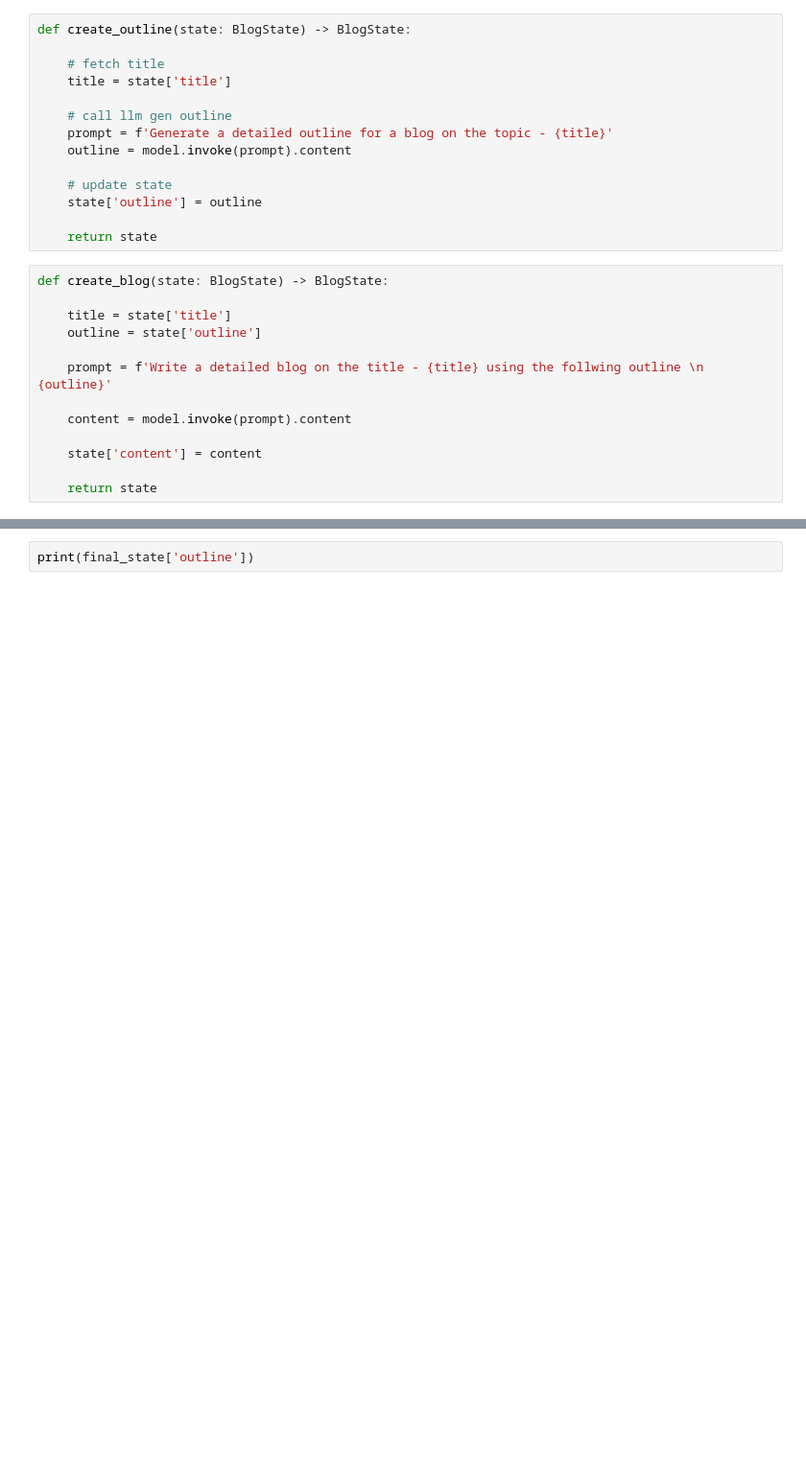
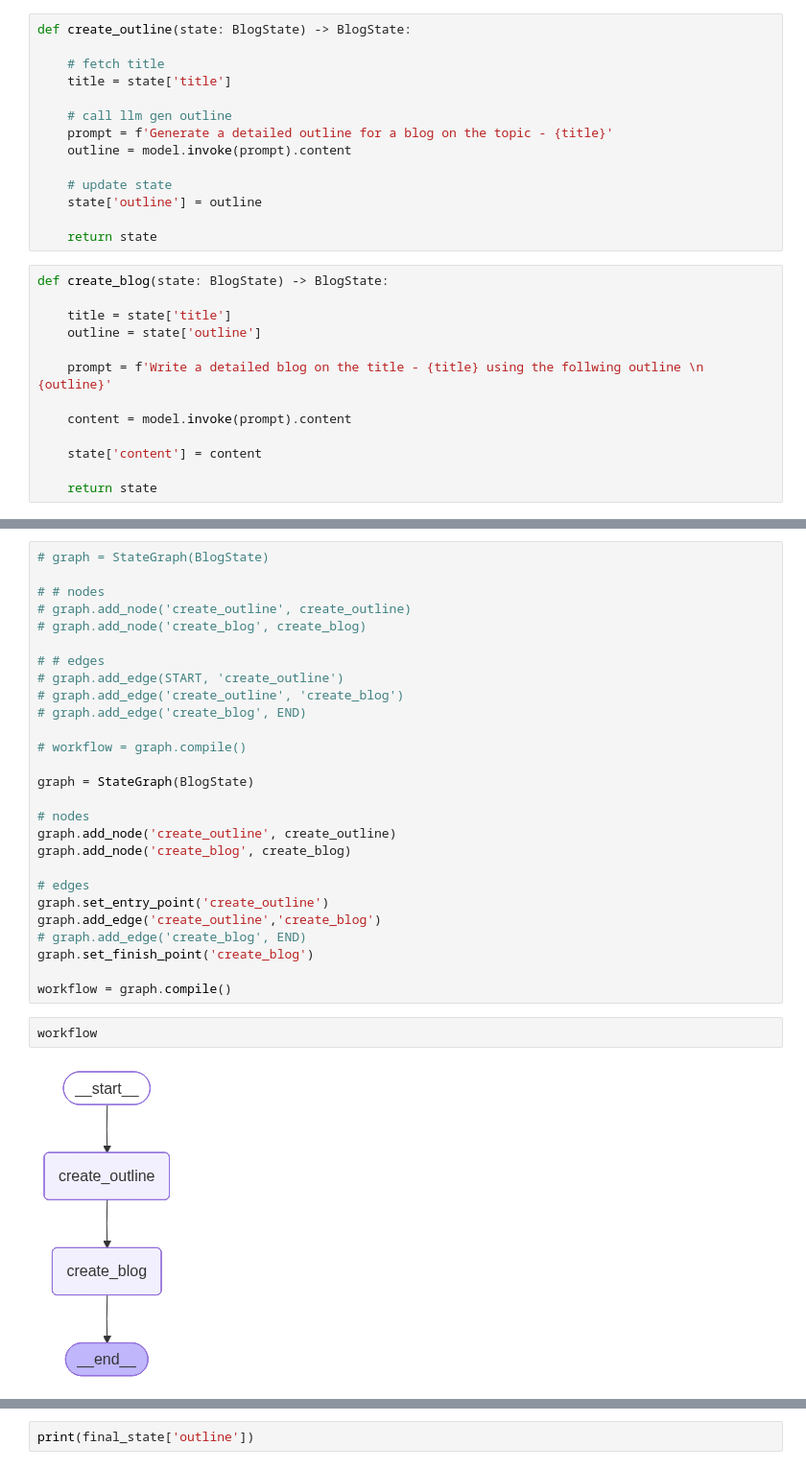
Before and after one commit to nazarcoder123/LangGraph-Study-Material, a Jupyter notebook: 3_sequential.ipynb, the cells around one changed output, grey strips where cells are left out. Shown: that part at 96% size. Saved outputs shown, nothing was run; the diff lists cells and outputs as text; blank space fills up the shorter version.

```diff
--- a/3_sequential.ipynb
+++ b/3_sequential.ipynb
@@ -60,3 +64,34 @@ workflow = graph.compile()
+# %%
+# graph = StateGraph(BlogState)
+
+# # nodes
+# graph.add_node('create_outline', create_outline)
+# graph.add_node('create_blog', create_blog)
+
+# # edges
+# graph.add_edge(START, 'create_outline')
+# graph.add_edge('create_outline', 'create_blog')
+# graph.add_edge('create_blog', END)
+
+# workflow = graph.compile()
+
+graph = StateGraph(BlogState)
+
+# nodes
+graph.add_node('create_outline', create_outline)
+graph.add_node('create_blog', create_blog)
+
+# edges
+graph.set_entry_point('create_outline')
+graph.add_edge('create_outline','create_blog')
+# graph.add_edge('create_blog', END)
+graph.set_finish_point('create_blog')
+
+workflow = graph.compile()
+# %%
+workflow
+# %% [output]
+[figure, added]
 # %%
 intial_state = {'title': 'Rise of AI in India'}
 
```
Also changed, not shown: parts of 3 cells of this notebook, 2 other files.
